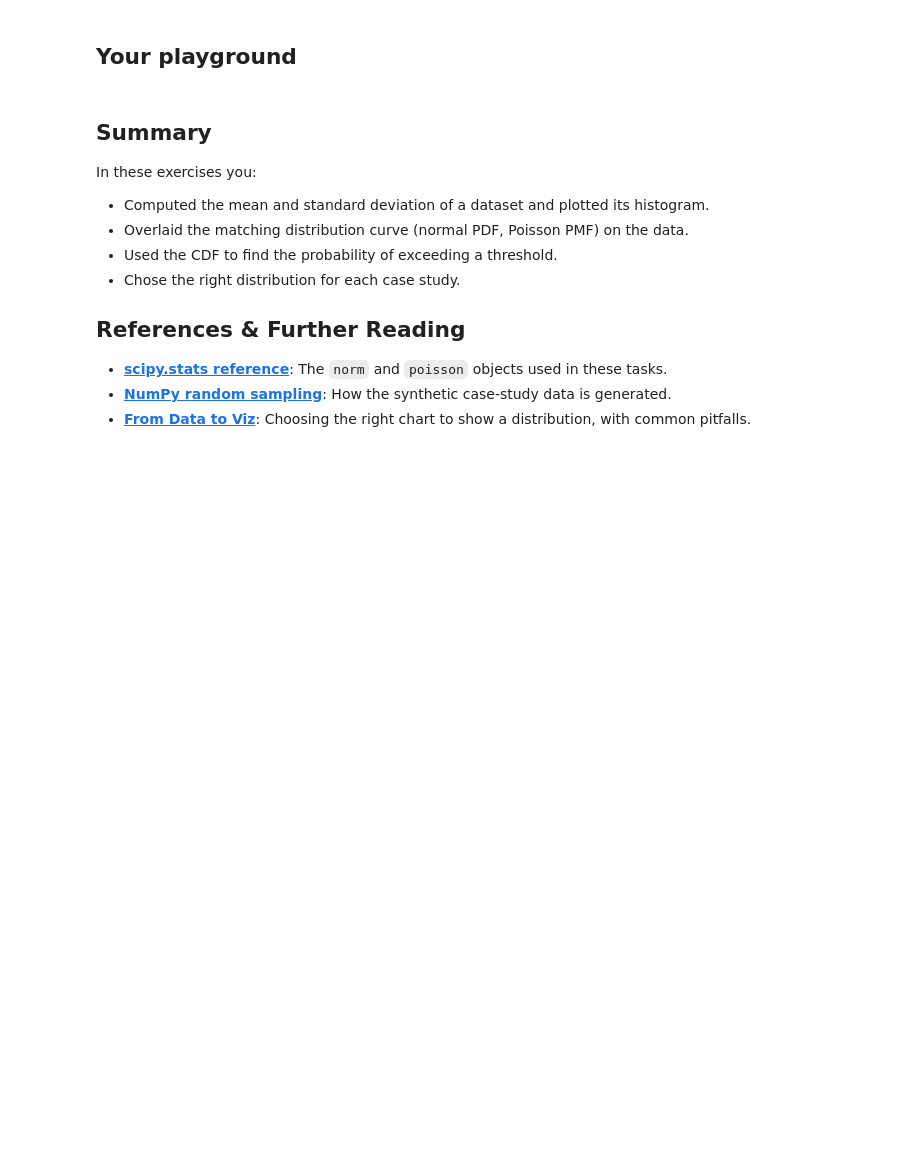
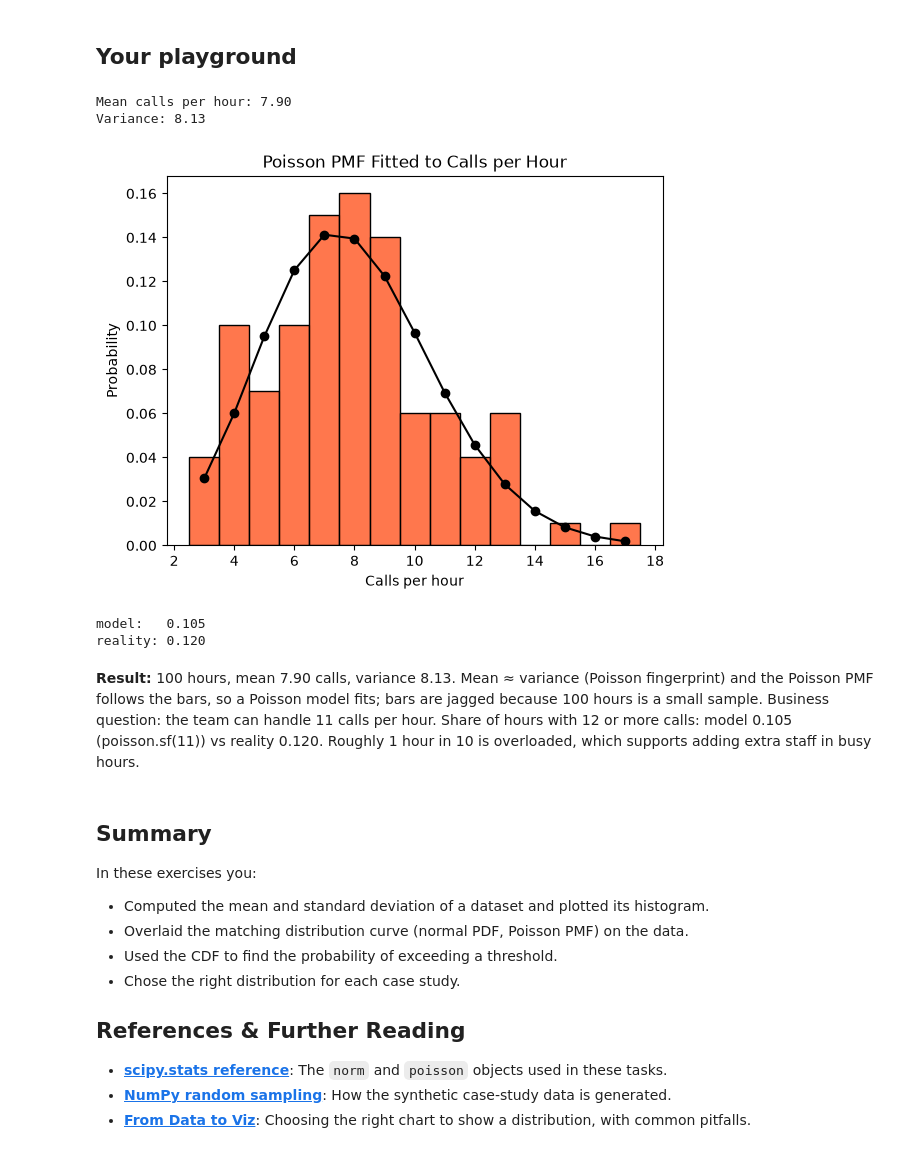
Before and after one commit to rouzbeh-enayatzadeh/ds-distribution-ci, a Jupyter notebook: 1_distribution/3_distribution_functions_exercise.ipynb, the cells around one changed output. Cells and saved outputs as stored; diff of their text form; code cells hidden in the pictures; blank space fills up the shorter version.

Commit message:
Fit Poisson model to call volume: P(12+ calls per hour) model 0.105 vs reality 0.120

```diff
--- a/1_distribution/3_distribution_functions_exercise.ipynb
+++ b/1_distribution/3_distribution_functions_exercise.ipynb
@@ -199,6 +199,39 @@ lambda_ = 8  # Average number of calls per hour
 data = np.random.poisson(lam=lambda_, size=100)  # Simulated call volumes
 # %% [markdown]
 ## Your playground
+# %%
+mean_calls = np.mean(data)
+variance_calls = np.var(data)
+
+print(f"Mean calls per hour: {mean_calls:.2f}")
+print(f"Variance: {variance_calls:.2f}")
+# %% [output]
+Mean calls per hour: 7.90
+Variance: 8.13
+# %%
+x_values = np.arange(data.min(), data.max() + 1)
+pmf = poisson.pmf(x_values, mean_calls)
+
+sns.histplot(data, discrete=True, stat="probability", color="#ff4a11ff")
+plt.plot(x_values, pmf, "o-", color="black")
+plt.title("Poisson PMF Fitted to Calls per Hour")
+plt.xlabel("Calls per hour")
+plt.ylabel("Probability")
+plt.show()
+# %% [output]
+[figure, added]
+# %%
+model = poisson.sf(11, mean_calls)
+reality = np.mean(data >= 12)
+
+print(f"model:   {model:.3f}")
+print(f"reality: {reality:.3f}")
+# %% [output]
+model:   0.105
+reality: 0.120
+# %% [markdown]
+**Result:** 100 hours, mean 7.90 calls, variance 8.13. Mean ≈ variance (Poisson fingerprint) and the Poisson PMF follows the bars, so a Poisson model fits; bars are jagged because 100 hours is a small sample.
+Business question: the team can handle 11 calls per hour. Share of hours with 12 or more calls: model 0.105 (poisson.sf(11)) vs reality 0.120. Roughly 1 hour in 10 is overloaded, which supports adding extra staff in busy hours.
 # %% [markdown]
 ## Summary
 
```
